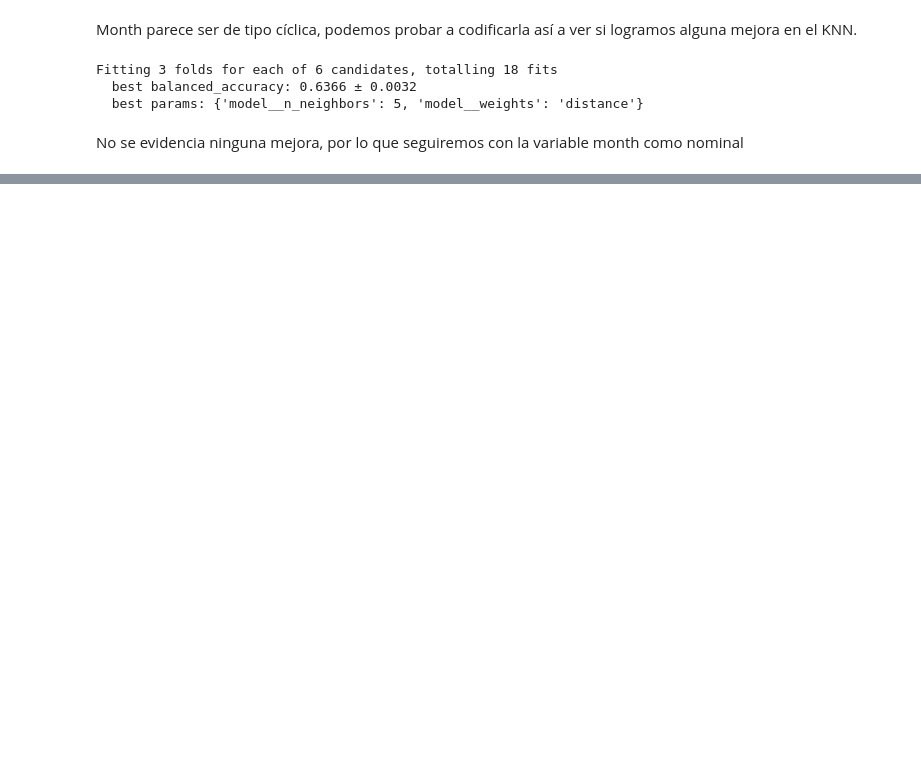
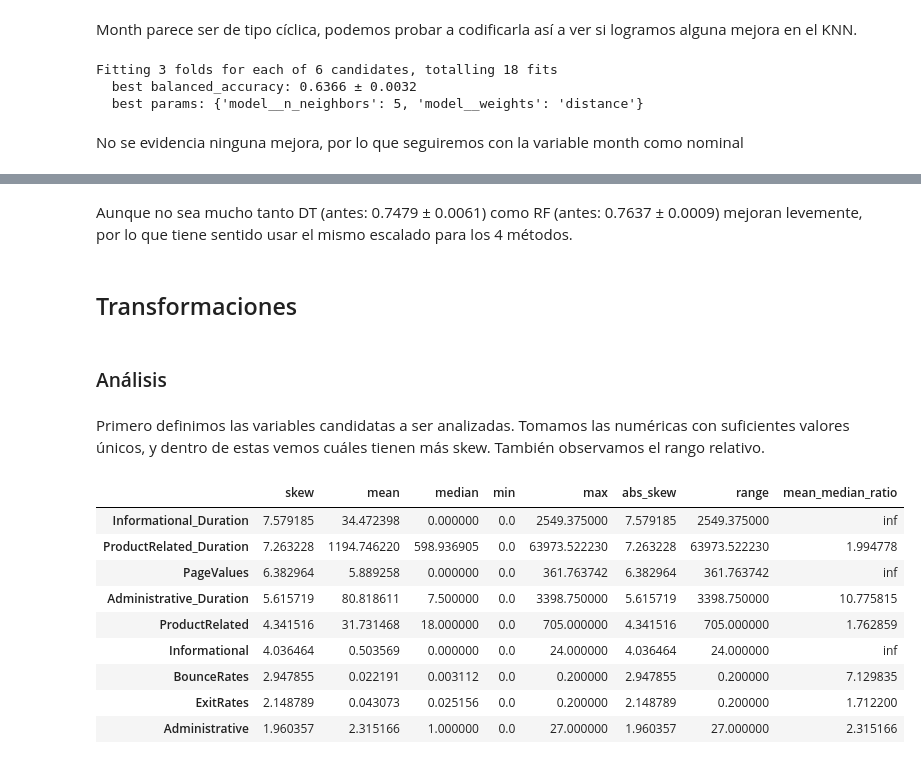
Before and after one commit to ADCO02/trabajoPreparacionDatos, a Jupyter notebook: Notebook.ipynb, the cells around one changed output, grey strips where cells are left out. Cells and saved outputs as stored; diff of their text form; code cells hidden in the pictures; blank space fills up the shorter version.

```diff
--- a/Notebook.ipynb
+++ b/Notebook.ipynb
@@ -449,0 +536,27 @@ No se evidencia ninguna mejora, por lo que seguiremos con la variable month como
+# %%
+num_cols = [c for c in X.columns if c not in cat_cols]
+
+preprocess = ColumnTransformer(
+    transformers=[
+        ("num", "passthrough", num_cols),
+        ("cat", OneHotEncoder(handle_unknown="ignore"), cat_cols),
+    ]
+)
+
+
+model_grids = [
+    ("LogReg", LogisticRegression(max_iter=2000), param_grid_lr_basic),
+    ("KNN", KNeighborsClassifier(), param_grid_knn_basic),
+    ("DT", DecisionTreeClassifier(), param_grid_dt_basic),
+    ("RF", RandomForestClassifier(), param_grid_rf_basic),
+]
+
+for name, model, grid in model_grids:
+    print(f"\n{name}")
+    pipe = Pipeline([
+        ("preprocess", preprocess),
+        ("model", model)
+    ])
+    res = evaluate(pipe, X, y, param_grid=grid, cv=cv_fast, verbose=1)
+    print(f"  best {res['scoring']}: {res['best_score_mean']:.4f} ± {res['best_score_std']:.4f}")
+    print(f"  best params: {res['best_params']}")
@@ -449,0 +693,36 @@ No se evidencia ninguna mejora, por lo que seguiremos con la variable month como
+# %% [markdown]
+Aunque no sea mucho tanto DT (antes: 0.7479 ± 0.0061) como RF (antes: 0.7637 ± 0.0009) mejoran levemente, por lo que tiene sentido usar el mismo escalado para los 4 métodos.
+# %% [markdown]
+## Transformaciones
+# %% [markdown]
+### Análisis
+# %% [markdown]
+Primero definimos las variables candidatas a ser analizadas. Tomamos las numéricas con suficientes valores únicos, y dentro de estas vemos cuáles tienen más skew. También observamos el rango relativo.
+# %%
+num_candidates = [
+    c for c in num_cols
+    if df[c].nunique() > 10
+]
+
+stats = (
+    df[num_candidates]
+    .agg(["skew", "mean", "median", "min", "max"])
+    .T
+)
+
+stats["abs_skew"] = stats["skew"].abs()
+stats["range"] = stats["max"] - stats["min"]
+stats["mean_median_ratio"] = stats["mean"] / stats["median"]
+
+stats.sort_values("abs_skew", ascending=False).head(10)
+# %% [output]
+|  | skew | mean | median | min | max | abs_skew | range | mean_median_ratio |
+| Informational_Duration | 7.579185 | 34.472398 | 0.000000 | 0.0 | 2549.375000 | 7.579185 | 2549.375000 | inf |
+| ProductRelated_Duration | 7.263228 | 1194.746220 | 598.936905 | 0.0 | 63973.522230 | 7.263228 | 63973.522230 | 1.994778 |
+| PageValues | 6.382964 | 5.889258 | 0.000000 | 0.0 | 361.763742 | 6.382964 | 361.763742 | inf |
+| Administrative_Duration | 5.615719 | 80.818611 | 7.500000 | 0.0 | 3398.750000 | 5.615719 | 3398.750000 | 10.775815 |
+| ProductRelated | 4.341516 | 31.731468 | 18.000000 | 0.0 | 705.000000 | 4.341516 | 705.000000 | 1.762859 |
+| Informational | 4.036464 | 0.503569 | 0.000000 | 0.0 | 24.000000 | 4.036464 | 24.000000 | inf |
+| BounceRates | 2.947855 | 0.022191 | 0.003112 | 0.0 | 0.200000 | 2.947855 | 0.200000 | 7.129835 |
+| ExitRates | 2.148789 | 0.043073 | 0.025156 | 0.0 | 0.200000 | 2.148789 | 0.200000 | 1.712200 |
+| Administrative | 1.960357 | 2.315166 | 1.000000 | 0.0 | 27.000000 | 1.960357 | 27.000000 | 2.315166 |
```
Also changed, not shown: parts of 81 cells of this notebook.
